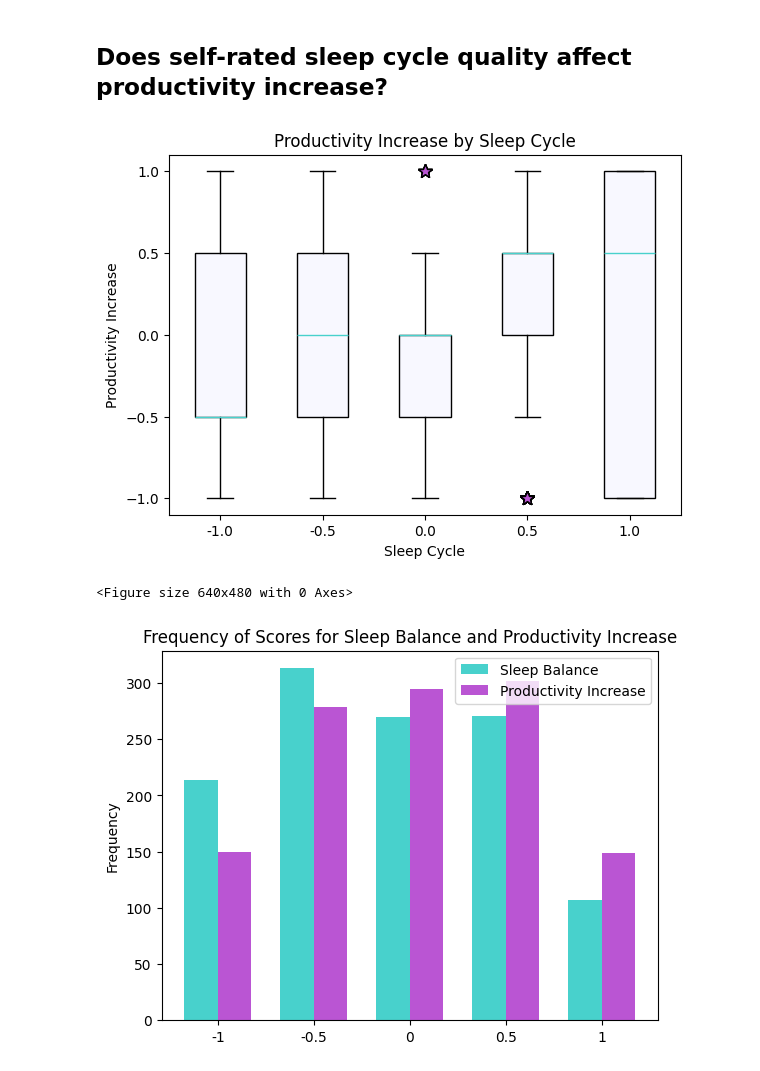
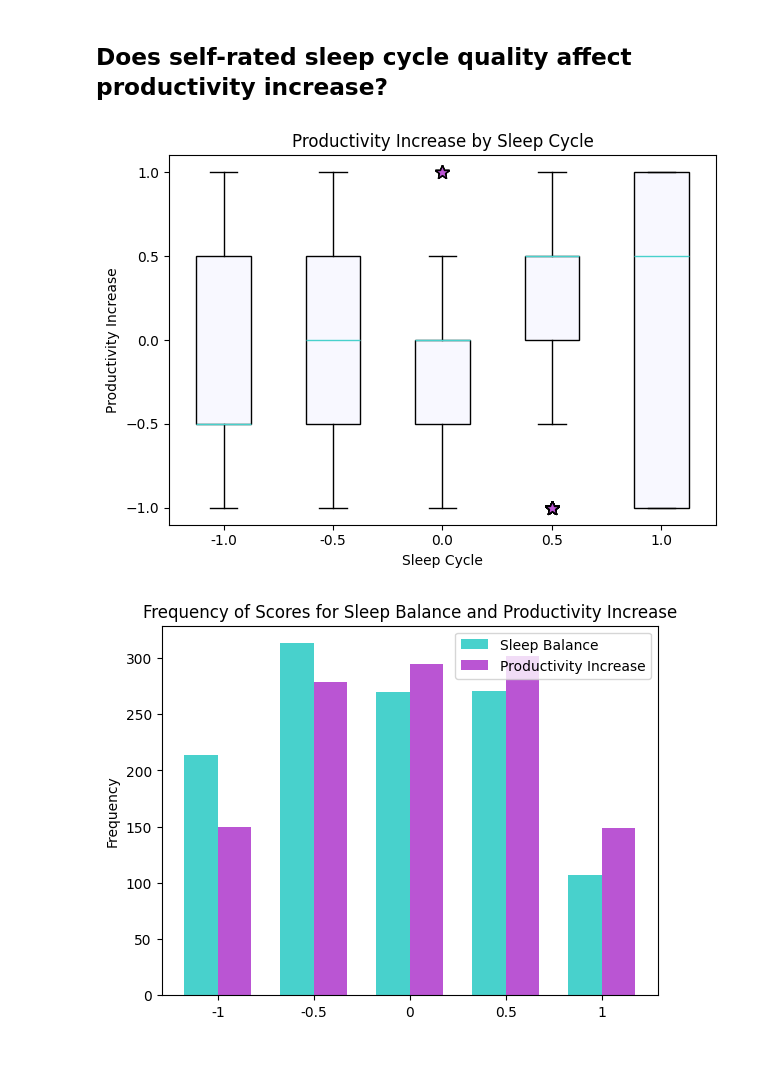
Before and after one commit to AayushiDaliparthi/Project_1_uoft, a Jupyter notebook: emily.ipynb, the cells around one changed output. Saved outputs shown, nothing was run; the diff lists cells and outputs as text; code cells hidden in the pictures.

```diff
--- a/emily.ipynb
+++ b/emily.ipynb
@@ -191,29 +194,30 @@ plt.savefig(file_path)
 # %%
 # Use boxplot to compare productivity increase distributions across self-reported sleep cycle scores
 
 df.boxplot(by='sleep_bal', column=['prod_inc'],
             patch_artist=True,
             boxprops=dict(facecolor='ghostwhite'),
             whiskerprops=dict(color='k'),
             capprops=dict(color='k'),
             medianprops=dict(color='mediumturquoise'),
             flierprops=dict(markerfacecolor='mediumorchid', marker='*', markersize=10, linestyle='none'))
 plt.title('Productivity Increase by Sleep Cycle')
 plt.suptitle('')
 plt.xlabel('Sleep Cycle')
 plt.ylabel('Productivity Increase')
 plt.yticks([-1.0, -0.5, 0, 0.5, 1])
 plt.grid(False)
-plt.show()
+plt.tight_layout()
 
 # Save figure to images
 folder_path = 'images'
 filename = 'prod_by_sleep.png'
 file_path = os.path.join(folder_path, filename)
-plt.savefig(file_path)
+plt.savefig(file_path, dpi=600)
+
+plt.show()
 # %% [output]
-[figure, old version]
+[figure, new version]
-<Figure size 640x480 with 0 Axes>
 # %%
 # Use a bar graph to compare median sleep cycle and median productivity increase
 
```
Also changed, not shown: parts of 3 cells of this notebook, 4 other files.
